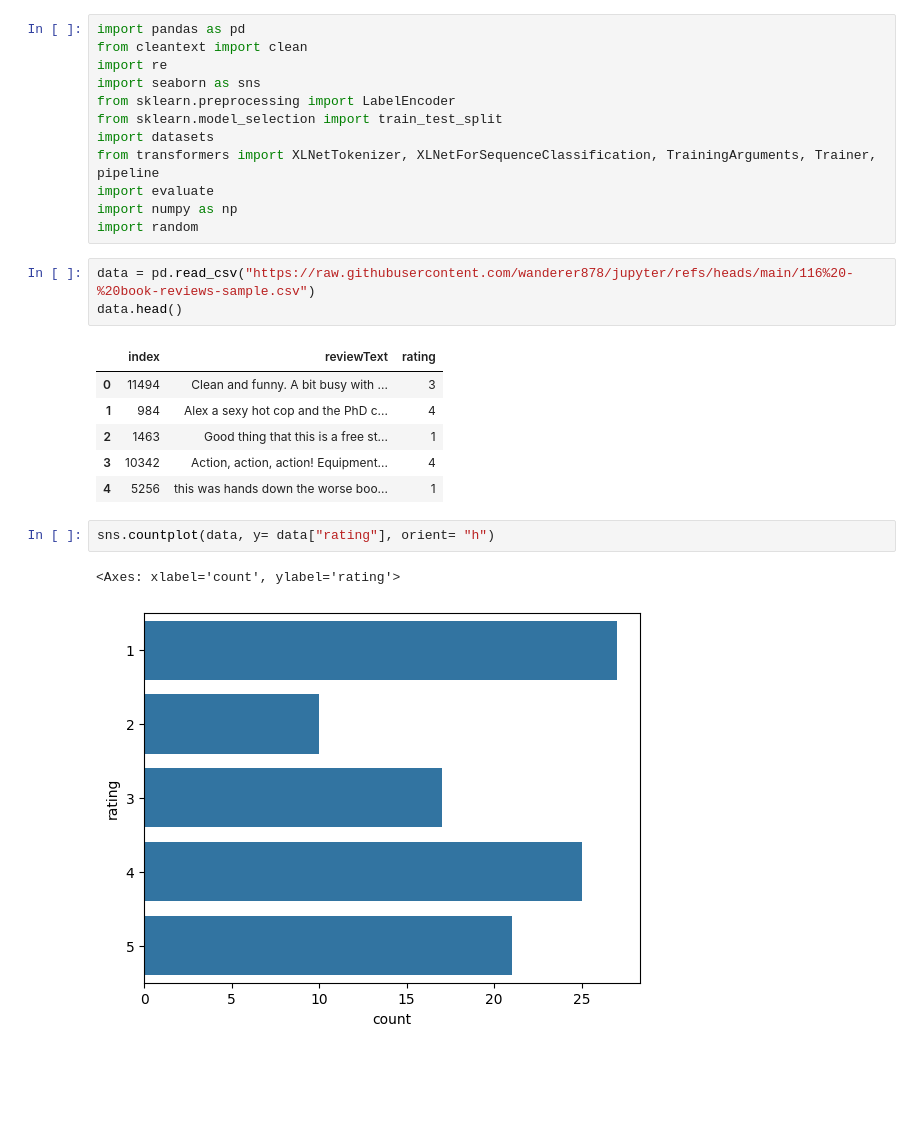
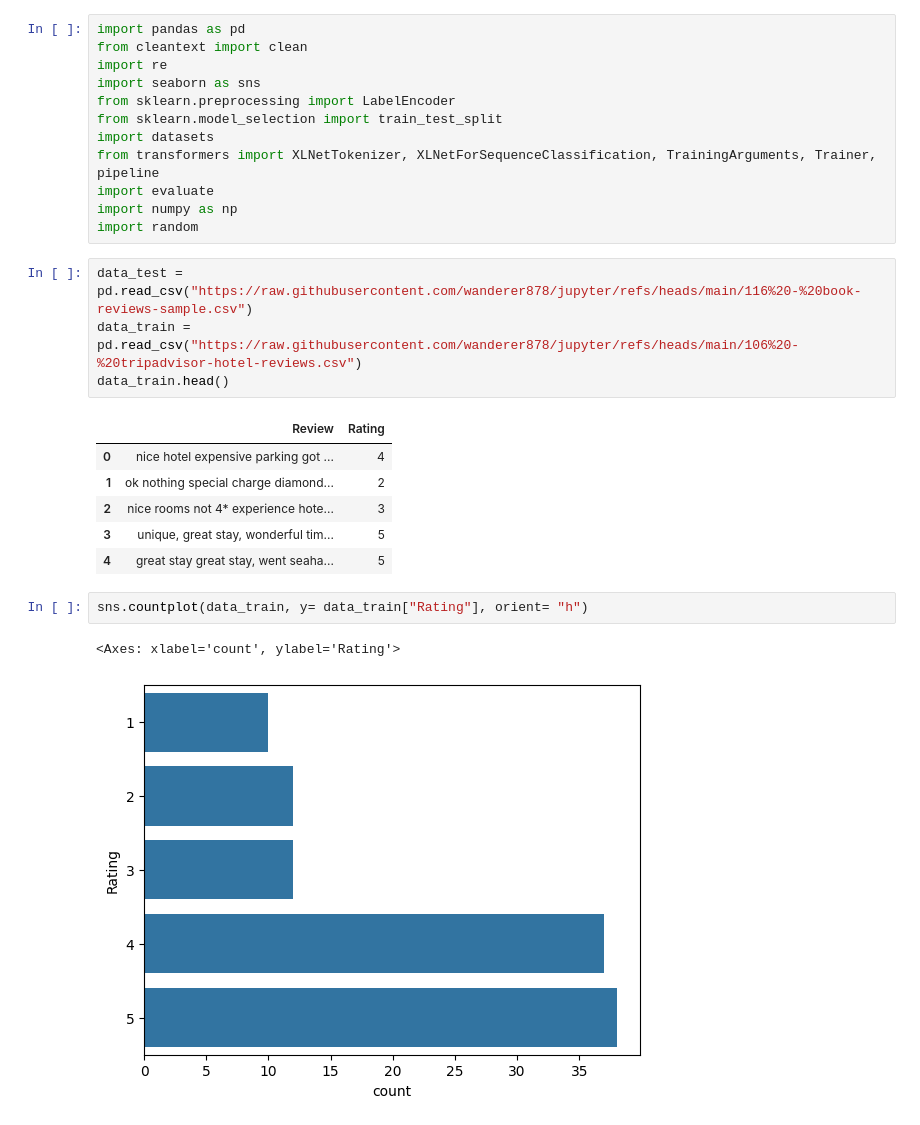
Before and after one commit to wanderer878/jupyter, a Jupyter notebook: Text_classification_XLnet_practice.ipynb, the cells around one changed output. Cells and saved outputs as stored; diff of their text form; blank space fills up the shorter version.

```diff
--- a/Text_classification_XLnet_practice.ipynb
+++ b/Text_classification_XLnet_practice.ipynb
@@ -57,17 +57,18 @@ import evaluate
 import numpy as np
 import random
 # %%
-data = pd.read_csv("https://raw.githubusercontent.com/wanderer878/jupyter/refs/heads/main/116%20-%20book-reviews-sample.csv")
-data.head()
+data_test = pd.read_csv("https://raw.githubusercontent.com/wanderer878/jupyter/refs/heads/main/116%20-%20book-reviews-sample.csv")
+data_train = pd.read_csv("https://raw.githubusercontent.com/wanderer878/jupyter/refs/heads/main/106%20-%20tripadvisor-hotel-reviews.csv")
+data_train.head()
 # %% [output]
-|  | index | reviewText | rating |
-| 0 | 11494 | Clean and funny. A bit busy with ... | 3 |
-| 1 | 984 | Alex a sexy hot cop and the PhD c... | 4 |
-| 2 | 1463 | Good thing that this is a free st... | 1 |
-| 3 | 10342 | Action, action, action! Equipment... | 4 |
-| 4 | 5256 | this was hands down the worse boo... | 1 |
+|  | Review | Rating |
+| 0 | nice hotel expensive parking got ... | 4 |
+| 1 | ok nothing special charge diamond... | 2 |
+| 2 | nice rooms not 4* experience hote... | 3 |
+| 3 | unique, great stay, wonderful tim... | 5 |
+| 4 | great stay great stay, went seaha... | 5 |
 # %%
-sns.countplot(data, y= data["rating"], orient= "h")
+sns.countplot(data_train, y= data_train["Rating"], orient= "h")
 # %% [output]
-<Axes: xlabel='count', ylabel='rating'>
+<Axes: xlabel='count', ylabel='Rating'>
-[figure, old version]
+[figure, new version]
```
Also changed, not shown: parts of 14 cells of this notebook.
